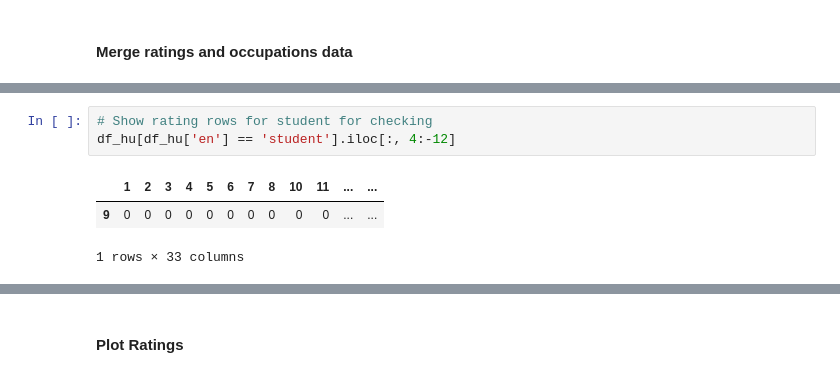
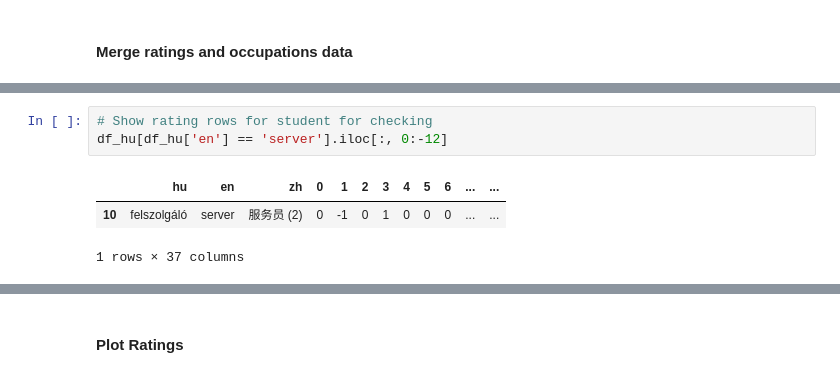
Before and after one commit to partigabor/occupational-gender-bias, a Jupyter notebook: main.ipynb, the cells around one changed output, grey strips where cells are left out. Cells and saved outputs as stored; diff of their text form.

```diff
--- a/main.ipynb
+++ b/main.ipynb
@@ -589,9 +589,9 @@ df_hu.tail()
 5 rows × 49 columns
 # %%
 # Show rating rows for student for checking
-df_hu[df_hu['en'] == 'student'].iloc[:, 4:-12]
+df_hu[df_hu['en'] == 'server'].iloc[:, 0:-12]
 # %% [output]
-|  | 1 | 2 | 3 | 4 | 5 | 6 | 7 | 8 | 10 | 11 | ... | ... |
-| 9 | 0 | 0 | 0 | 0 | 0 | 0 | 0 | 0 | 0 | 0 | ... | ... |
+|  | hu | en | zh | 0 | 1 | 2 | 3 | 4 | 5 | 6 | ... | ... |
+| 10 | felszolgáló | server | 服务员 (2) | 0 | -1 | 0 | 1 | 0 | 0 | 0 | ... | ... |
-1 rows × 33 columns
+1 rows × 37 columns
 # %%
```
Also changed, not shown: parts of 19 cells of this notebook, 27 other files.
